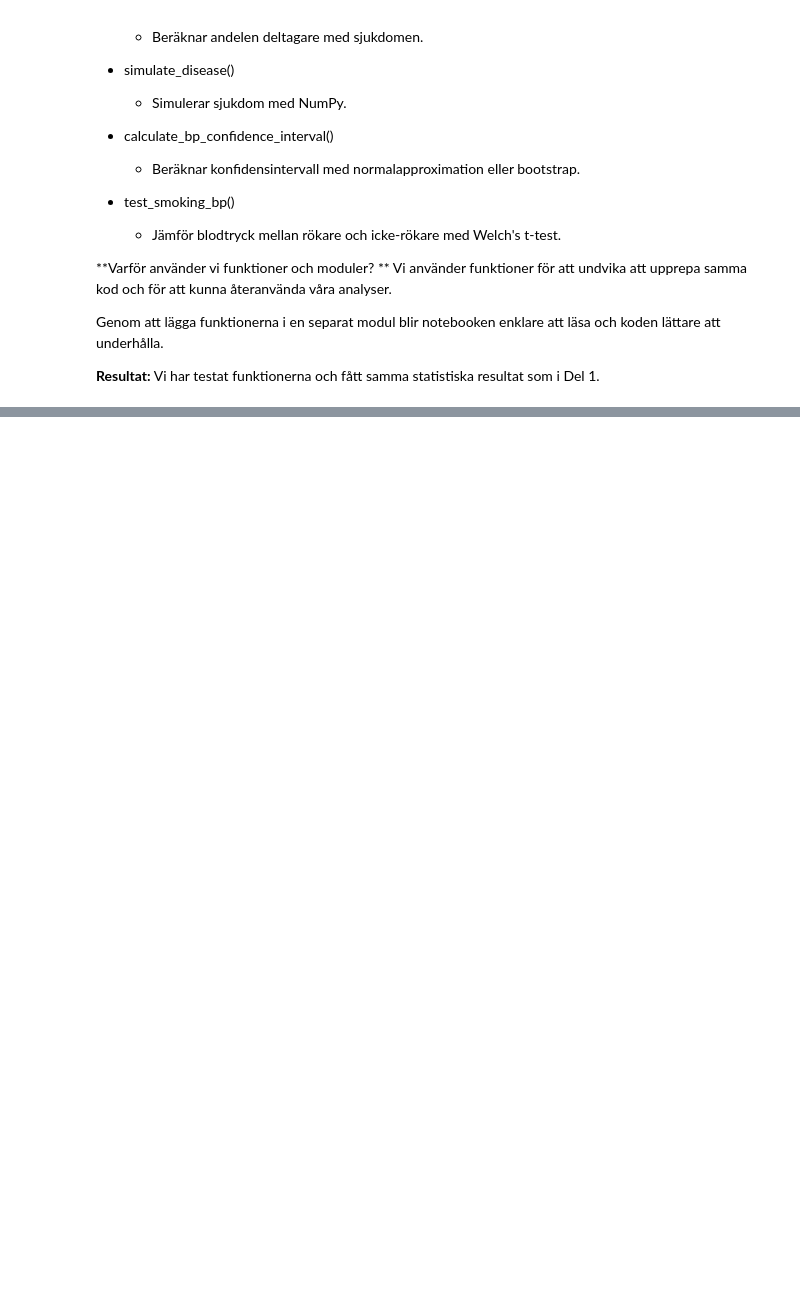
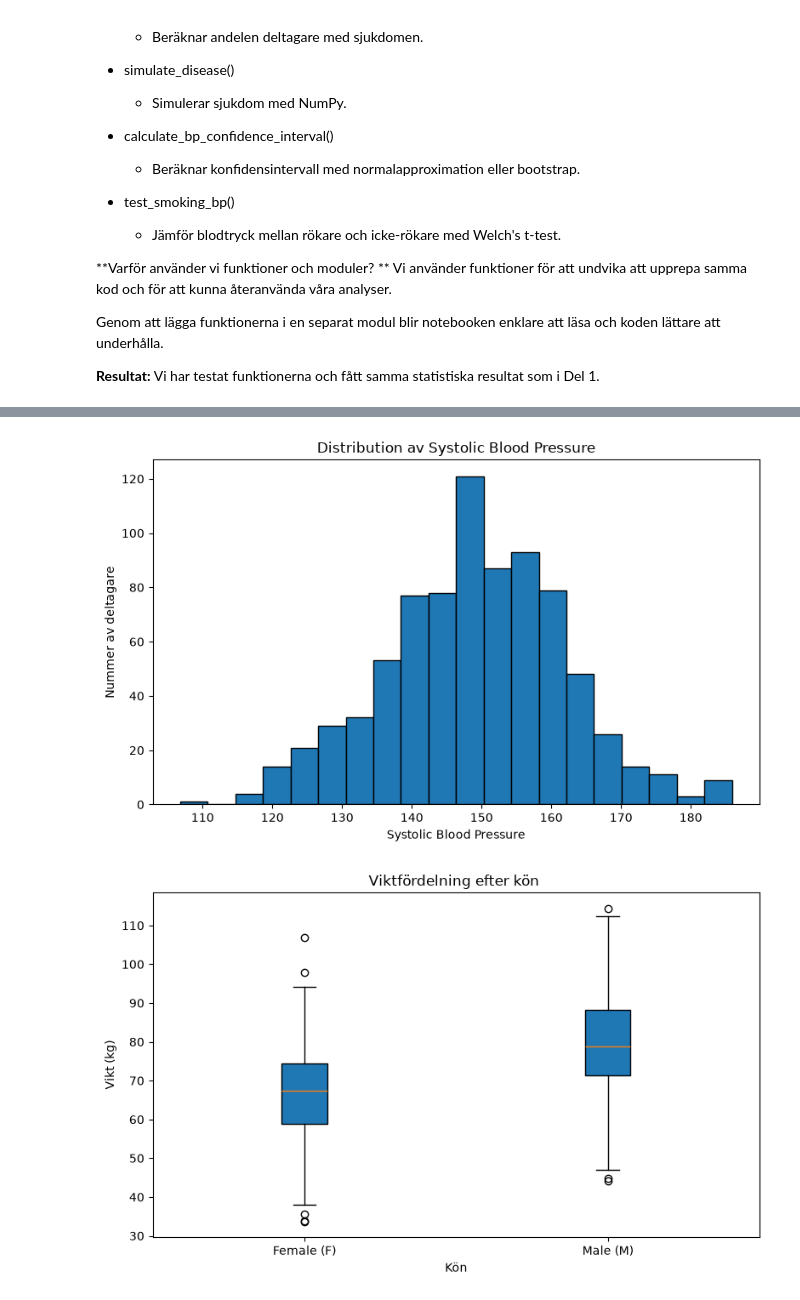
Before and after one commit to Sebas99-Luis/health-study, a Jupyter notebook: notebooks/health_study_del2.ipynb, the cells around one changed output, grey strips where cells are left out. Drawn from its saved outputs; the diff is of its cells as text; code cells hidden in the pictures; blank space fills up the shorter version.

Commit message:
Implement HealthAnalyzer class with statistical and visualization methods

```diff
--- a/notebooks/health_study_del2.ipynb
+++ b/notebooks/health_study_del2.ipynb
@@ -134,0 +141,12 @@ Genom att lägga funktionerna i en separat modul blir notebooken enklare att lä
+# %%
+from src.analysis_utils import load_health_data
+from src.health_analyzer import HealthAnalyzer
+
+# Ladda dataset
+df = load_health_data(
+    project_root / "data" / "health_study_dataset.csv"
+)
+# skapa ett objekt med dataset
+analyzer = HealthAnalyzer(df)
+
+print("Dataset shape:", analyzer.df.shape)
@@ -134,0 +181,15 @@ Genom att lägga funktionerna i en separat modul blir notebooken enklare att lä
+# %%
+import matplotlib.pyplot as plt
+
+# Histogem över bp
+fig_bp = analyzer.plot_bp_distribution()
+display(fig_bp)
+plt.close(fig_bp)
+
+# Boxplot över vikt per kön
+fig_weight = analyzer.plot_weight_by_gender()
+display(fig_weight)
+plt.close(fig_weight)
+# %% [output]
+[figure, added]
+[figure, added]
```
Also changed, not shown: parts of 4 cells of this notebook, 1 other file.
